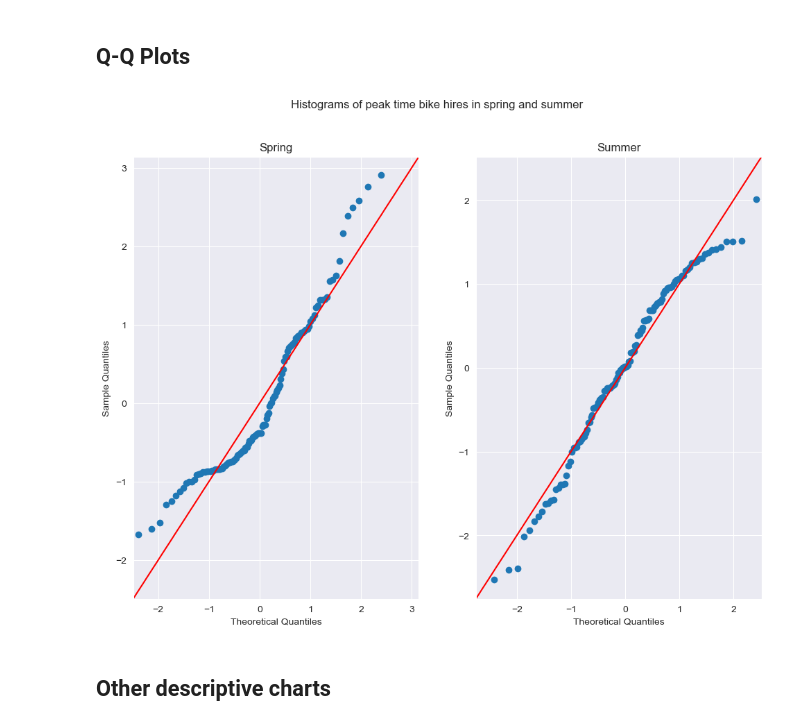
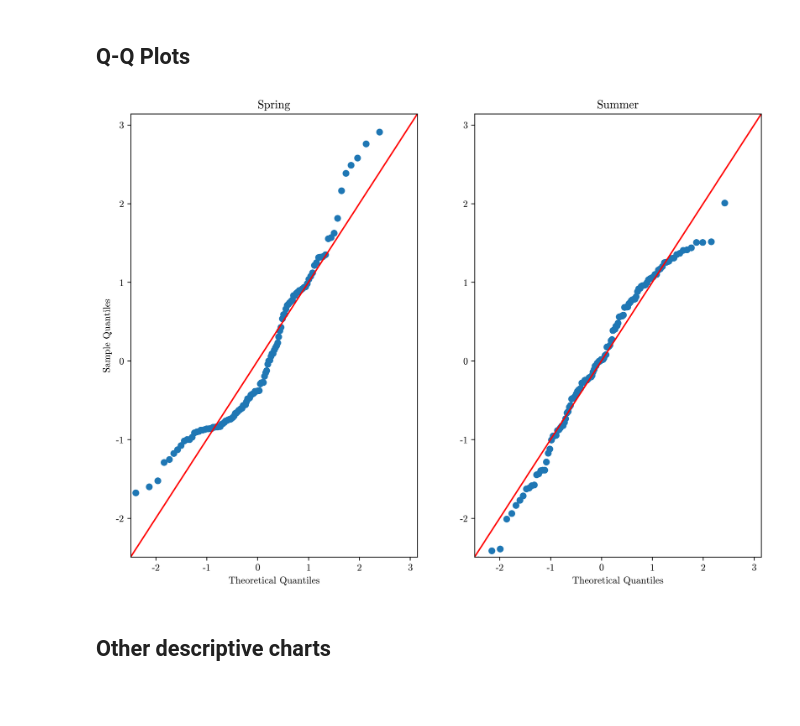
Before and after one commit to rorycreedon/stat0032_assignment, a Jupyter notebook: task_1.ipynb, the cells around one changed output. Cells and saved outputs as stored; diff of their text form; code cells hidden in the pictures; blank space fills up the shorter version.

Commit message:
Plot updates

```diff
--- a/task_1.ipynb
+++ b/task_1.ipynb
@@ -10,4 +15,15 @@ import statsmodels.api as sm
 import seaborn as sns
+# %%
+# Matplotlib font adjustments
+import matplotlib as mpl
+import matplotlib.font_manager as font_manager
+
+plt.rcParams['savefig.dpi'] = 300
+mpl.rcParams['font.family']='serif'
+cmfont = font_manager.FontProperties(fname=mpl.get_data_path() + '/fonts/ttf/cmr10.ttf')
+mpl.rcParams['font.serif']=cmfont.get_name()
+mpl.rcParams['mathtext.fontset']='cm'
+mpl.rcParams['axes.unicode_minus']=False
 # %% [markdown]
 ## Importing data
 # %%
@@ -97,15 +112,16 @@ The histogram above shows that neither of the two distributions appear to follow
 # %% [markdown]
 ## Q-Q Plots
 # %%
-fig, (ax0, ax1)= plt.subplots(ncols=2, figsize=(11.69,8.27))
+fig, (ax0, ax1)= plt.subplots(ncols=2, figsize=(11.69,8.27), sharex=True, sharey=True)
 sm.qqplot(peak_evenings_daily['sum'][peak_evenings_daily.season==1], line='45', fit=True, ax = ax0)
 ax0.set_title('Spring')
 sm.qqplot(peak_evenings_daily['sum'][peak_evenings_daily.season==2], line='45', fit=True, ax = ax1)
 ax1.set_title('Summer')
-fig.suptitle('Histograms of peak time bike hires in spring and summer')
-fig.savefig('plots/QQ plots.png')
+ax1.set_ylabel(None)
+ax1.yaxis.set_tick_params(labelleft=True)
+fig.savefig('plots/QQ plots.png', bbox_inches="tight")
 # %% [output]
-[figure, old version]
+[figure, new version]
 # %% [markdown]
 ## Other descriptive charts
 # %%
```
Also changed, not shown: parts of 3 cells of this notebook, 3 other files.
